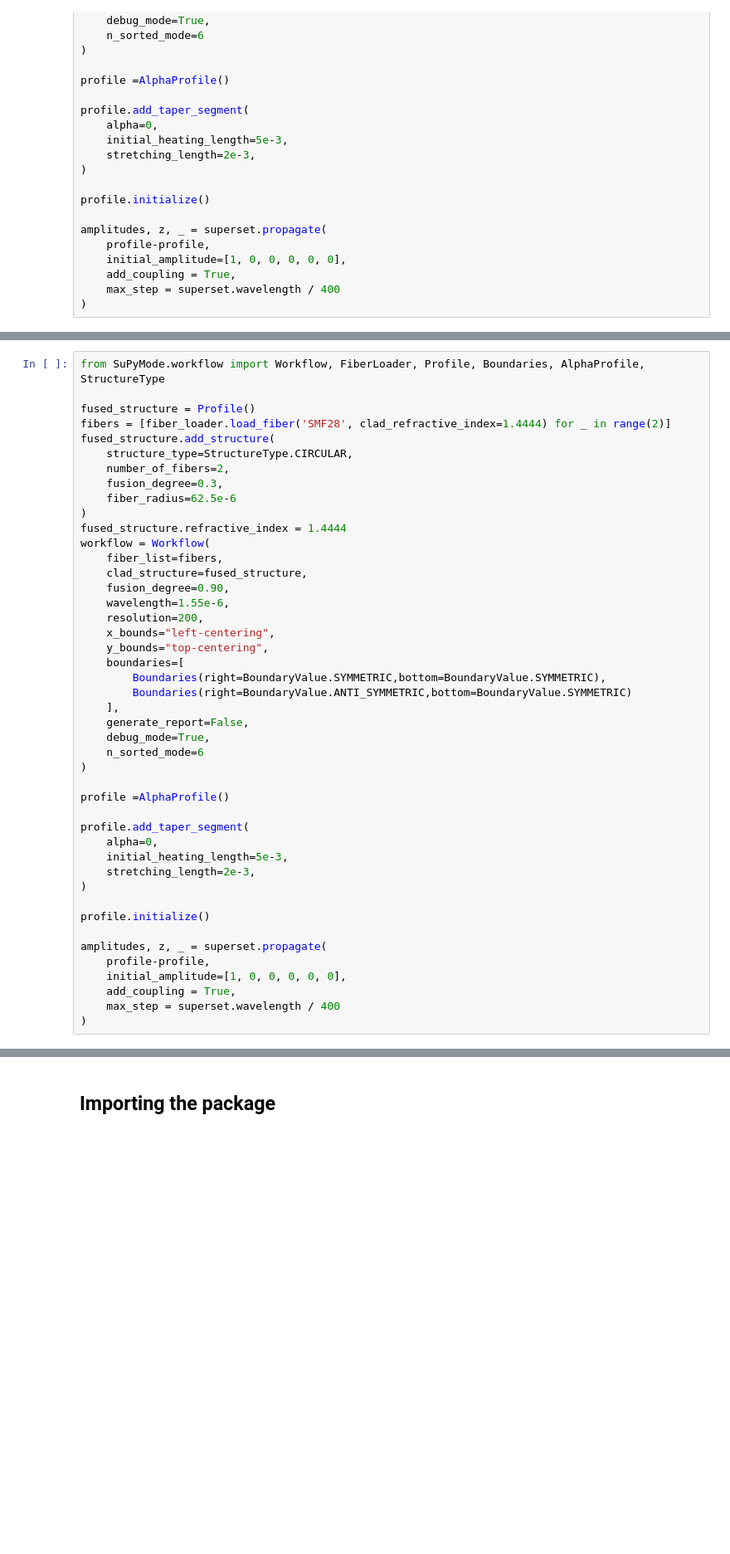
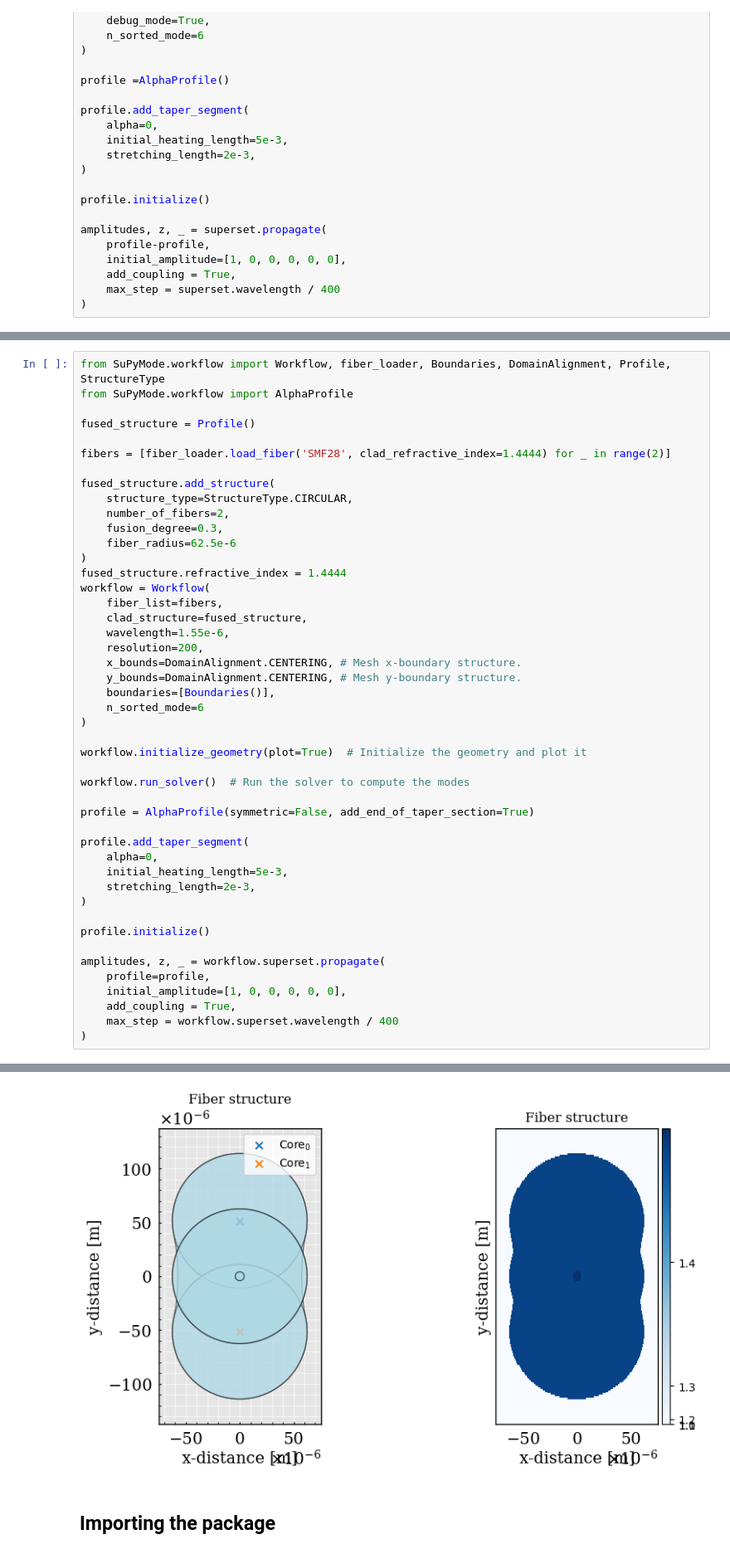
Before and after one commit to kabume/Bast, a Jupyter notebook: notebook.ipynb, the cells around one changed output, grey strips where cells are left out. Shown at 83% size. Drawn from its saved outputs; the diff is of its cells as text; blank space fills up the shorter version.

```diff
--- a/notebook.ipynb
+++ b/notebook.ipynb
@@ -272,10 +192,13 @@ propagation.plot()
 [figure]
 [figure]
 # %%
-from SuPyMode.workflow import Workflow, FiberLoader, Profile, Boundaries, AlphaProfile, StructureType
+from SuPyMode.workflow import Workflow, fiber_loader, Boundaries, DomainAlignment, Profile, StructureType
+from SuPyMode.workflow import AlphaProfile
 
 fused_structure = Profile()
+
 fibers = [fiber_loader.load_fiber('SMF28', clad_refractive_index=1.4444) for _ in range(2)]
+
 fused_structure.add_structure(
     structure_type=StructureType.CIRCULAR,
     number_of_fibers=2,
@@ -286,21 +209,19 @@ fused_structure.refractive_index = 1.4444
 workflow = Workflow(
     fiber_list=fibers,
     clad_structure=fused_structure,
-    fusion_degree=0.90,
     wavelength=1.55e-6,
     resolution=200,
-    x_bounds="left-centering",
-    y_bounds="top-centering",
-    boundaries=[
-        Boundaries(right=BoundaryValue.SYMMETRIC,bottom=BoundaryValue.SYMMETRIC),
-        Boundaries(right=BoundaryValue.ANTI_SYMMETRIC,bottom=BoundaryValue.SYMMETRIC)
-    ],
-    generate_report=False,
-    debug_mode=True,
+    x_bounds=DomainAlignment.CENTERING, # Mesh x-boundary structure.
+    y_bounds=DomainAlignment.CENTERING, # Mesh y-boundary structure.
+    boundaries=[Boundaries()],
     n_sorted_mode=6
 )
 
-profile =AlphaProfile()
+workflow.initialize_geometry(plot=True)  # Initialize the geometry and plot it
+
+workflow.run_solver()  # Run the solver to compute the modes
+
+profile = AlphaProfile(symmetric=False, add_end_of_taper_section=True)
 
 profile.add_taper_segment(
     alpha=0,
@@ -310,10 +231,10 @@ profile.add_taper_segment(
 
 profile.initialize()
 
-amplitudes, z, _ = superset.propagate(
-    profile-profile,
+amplitudes, z, _ = workflow.superset.propagate(
+    profile=profile,
     initial_amplitude=[1, 0, 0, 0, 0, 0],
     add_coupling = True,
-    max_step = superset.wavelength / 400
+    max_step = workflow.superset.wavelength / 400
 )
 # %% [output]
@@ -324,3 +241,4 @@ x_bounds.enum[DomainAlignment]
+[figure, added]
 # %% [markdown]
 ## Importing the package
 # %%
```
Also changed, not shown: parts of 3 cells of this notebook.
